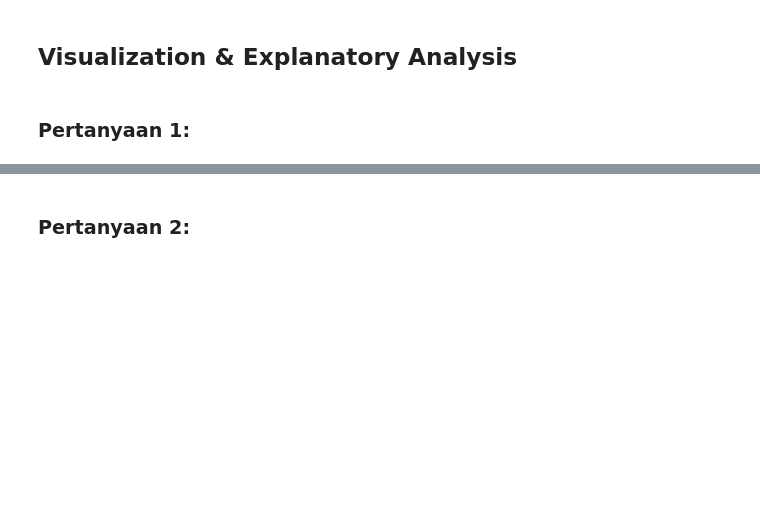
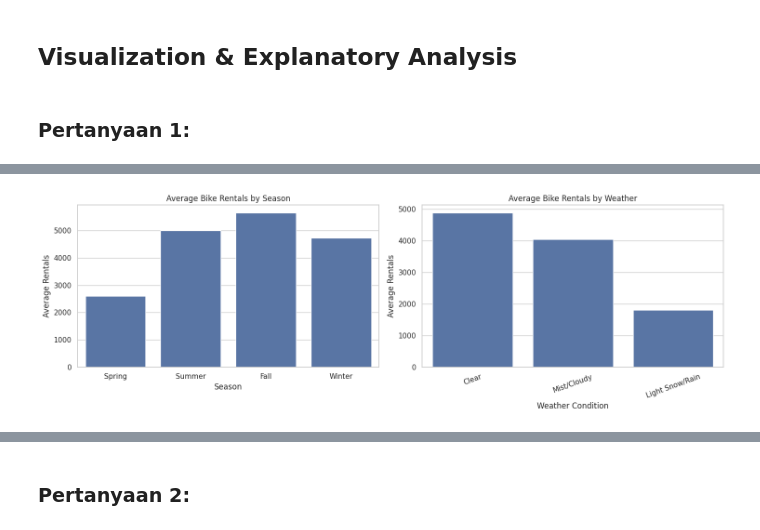
Before and after one commit to fadhilahnaufal/bike-sharing-analysis, a Jupyter notebook: notebook.ipynb, the cells around one changed output, grey strips where cells are left out. Cells and saved outputs as stored; diff of their text form; code cells hidden in the pictures; blank space fills up the shorter version.

```diff
--- a/notebook.ipynb
+++ b/notebook.ipynb
@@ -212,8 +197,12 @@ data hour
 #### Fixing ... problem
 # %%
 # Mengubah tipe data dteday menjadi datetime
-day_df['dteday'] = pd.to_datetime(day_df['dteday'])
+hour_df["dteday"] = pd.to_datetime(hour_df["dteday"])
 
-# Memeriksa tipe data setelah perubahan
-day_df['dteday'].dtype
+# Memeriksa kembali tipe data
+print("Tipe data dteday pada day_df:")
+print(day_df["dteday"].dtype)
+
+print("\nTipe data dteday pada hour_df:")
+print(hour_df["dteday"].dtype)
 # %% [output]
@@ -311,0 +444,56 @@ plt.show()
+# %%
+## 1. Pengaruh Musim dan Kondisi Cuaca terhadap Penyewaan Sepeda
+
+import matplotlib.pyplot as plt
+import seaborn as sns
+
+# Nama kategori musim dan cuaca
+season_labels = {
+    1: "Spring",
+    2: "Summer",
+    3: "Fall",
+    4: "Winter"
+}
+
+weather_labels = {
+    1: "Clear",
+    2: "Mist/Cloudy",
+    3: "Light Snow/Rain",
+    4: "Heavy Rain"
+}
+
+# Menyiapkan data visualisasi
+season_plot = day_df.groupby("season")["cnt"].mean().reset_index()
+season_plot["season_name"] = season_plot["season"].map(season_labels)
+
+weather_plot = day_df.groupby("weathersit")["cnt"].mean().reset_index()
+weather_plot["weather_name"] = weather_plot["weathersit"].map(weather_labels)
+
+# Membuat dua grafik
+fig, axes = plt.subplots(1, 2, figsize=(15, 5))
+
+sns.barplot(
+    data=season_plot,
+    x="season_name",
+    y="cnt",
+    ax=axes[0]
+)
+axes[0].set_title("Average Bike Rentals by Season")
+axes[0].set_xlabel("Season")
+axes[0].set_ylabel("Average Rentals")
+
+sns.barplot(
+    data=weather_plot,
+    x="weather_name",
+    y="cnt",
+    ax=axes[1]
+)
+axes[1].set_title("Average Bike Rentals by Weather")
+axes[1].set_xlabel("Weather Condition")
+axes[1].set_ylabel("Average Rentals")
+axes[1].tick_params(axis="x", rotation=20)
+
+plt.tight_layout()
+plt.show()
+# %% [output]
+[figure, added]
```
Also changed, not shown: parts of 54 cells of this notebook.
